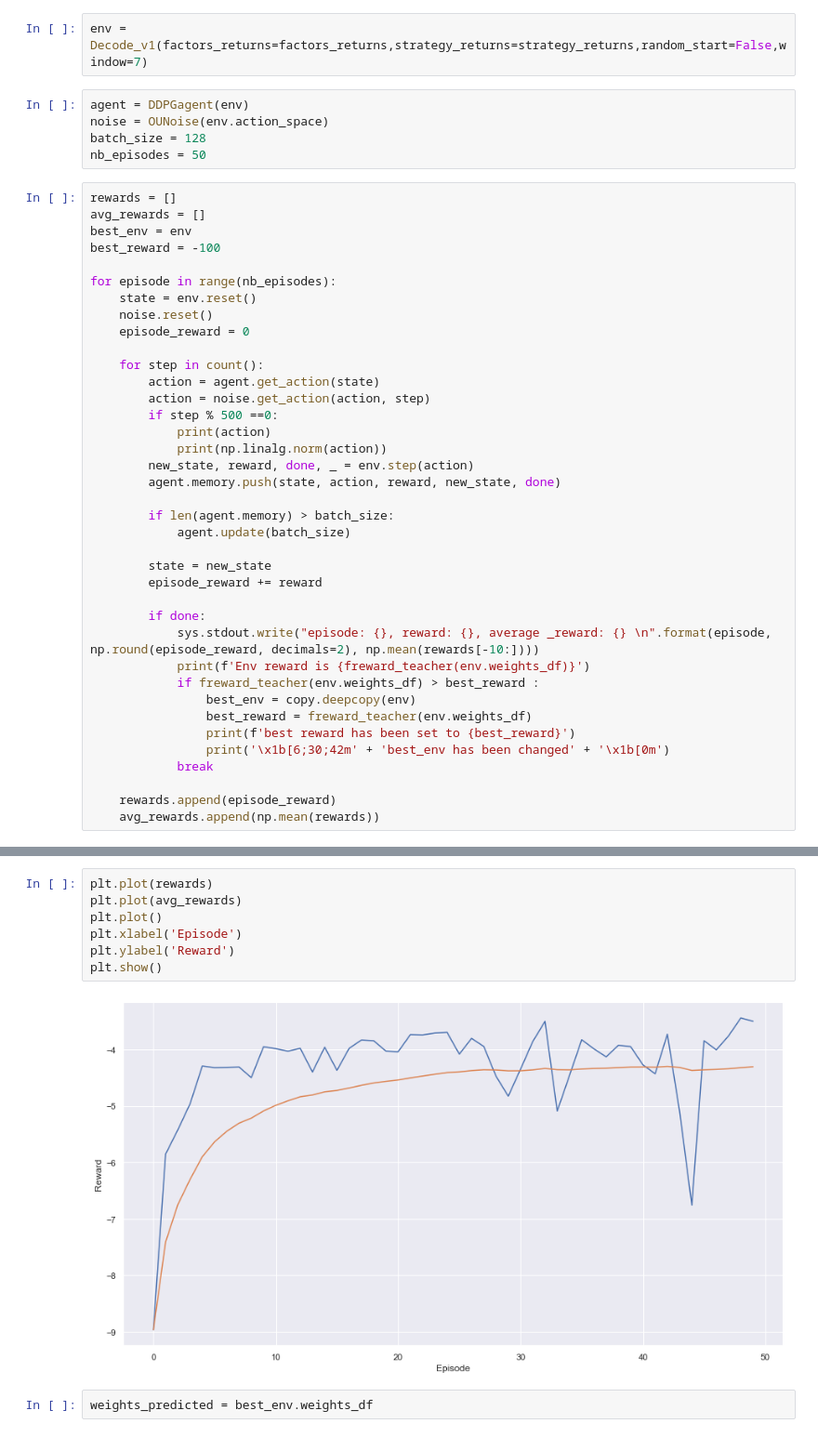
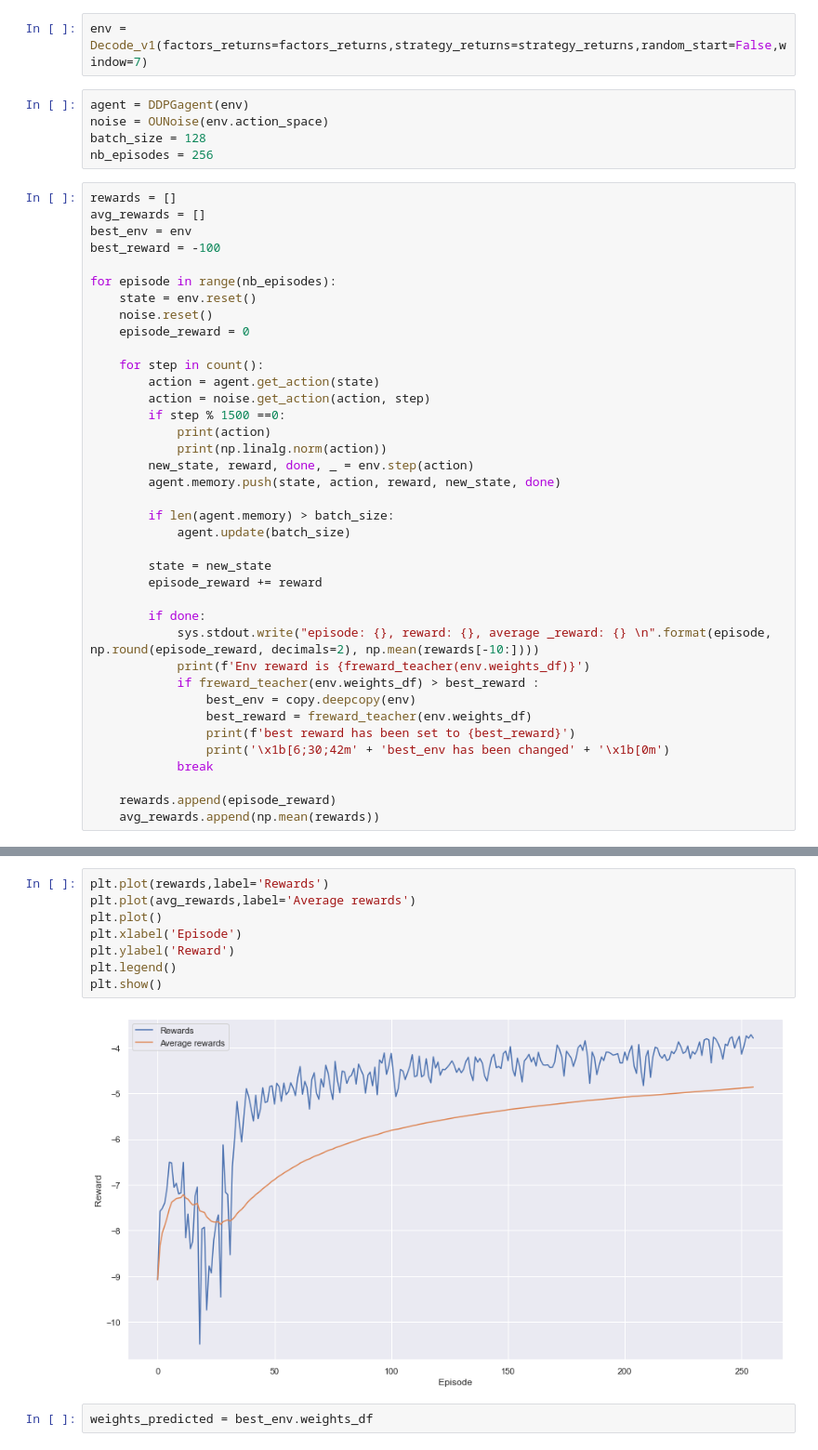
Before and after one commit to MikailINTech/DRL-for-Finance, a Jupyter notebook: drl_project_main.ipynb, the cells around one changed output, grey strips where cells are left out. Shown at 93% size. Saved outputs shown, nothing was run; the diff lists cells and outputs as text.

```diff
--- a/drl_project_main.ipynb
+++ b/drl_project_main.ipynb
@@ -130,7 +130,7 @@ env = Decode_v1(factors_returns=factors_returns,strategy_returns=strategy_return
 agent = DDPGagent(env)
 noise = OUNoise(env.action_space)
 batch_size = 128
-nb_episodes = 50
+nb_episodes = 256
 # %%
 rewards = []
 avg_rewards = []
@@ -145,7 +145,7 @@ for episode in range(nb_episodes):
     for step in count():
         action = agent.get_action(state)
         action = noise.get_action(action, step)
-        if step % 500 ==0:
+        if step % 1500 ==0:
             print(action)
             print(np.linalg.norm(action))
         new_state, reward, done, _ = env.step(action)
@@ -207,12 +199,13 @@ Env reward is -0.025665014774638308
 # %%
-plt.plot(rewards)
-plt.plot(avg_rewards)
+plt.plot(rewards,label='Rewards')
+plt.plot(avg_rewards,label='Average rewards')
 plt.plot()
 plt.xlabel('Episode')
 plt.ylabel('Reward')
+plt.legend()
 plt.show()
 # %% [output]
-[figure, old version]
+[figure, new version]
 # %%
 weights_predicted = best_env.weights_df
 # %%
```
Also changed, not shown: parts of 7 cells of this notebook, 4 other files.
